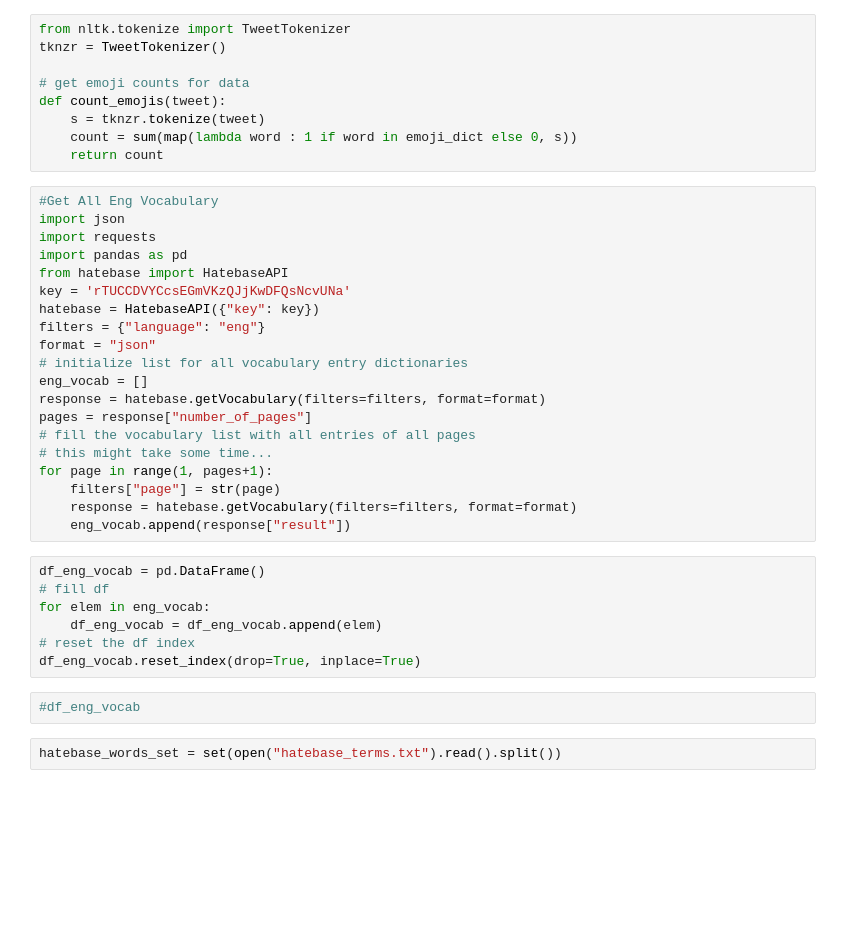
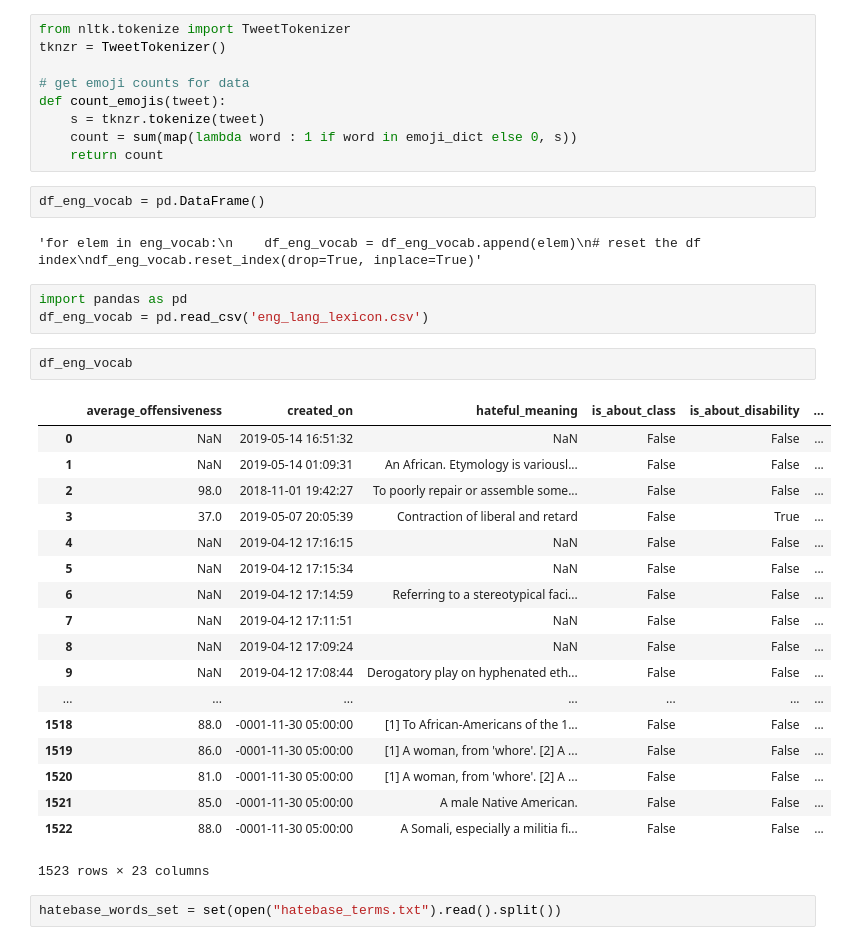
Before and after one commit to pratyushaj/abusive-language-online, a Jupyter notebook: utility/feature_extractor_with_baseline_models.ipynb, the cells around one changed output. Drawn from its saved outputs; the diff is of its cells as text; blank space fills up the shorter version.

Commit message:
hatebase dataframe read from csv

```diff
--- a/utility/feature_extractor_with_baseline_models.ipynb
+++ b/utility/feature_extractor_with_baseline_models.ipynb
@@ -357,35 +357,34 @@ def count_emojis(tweet):
     s = tknzr.tokenize(tweet)
     count = sum(map(lambda word : 1 if word in emoji_dict else 0, s))
     return count
-# %%
-#Get All Eng Vocabulary
-import json
-import requests
-import pandas as pd
-from hatebase import HatebaseAPI
-key = 'rTUCCDVYCcsEGmVKzQJjKwDFQsNcvUNa'
-hatebase = HatebaseAPI({"key": key})
-filters = {"language": "eng"}
-format = "json"
-# initialize list for all vocabulary entry dictionaries
-eng_vocab = []
-response = hatebase.getVocabulary(filters=filters, format=format)
-pages = response["number_of_pages"]
-# fill the vocabulary list with all entries of all pages
-# this might take some time...
-for page in range(1, pages+1):
-    filters["page"] = str(page)
-    response = hatebase.getVocabulary(filters=filters, format=format)
-    eng_vocab.append(response["result"])
-# %%
-df_eng_vocab = pd.DataFrame()
-# fill df
-for elem in eng_vocab:
-    df_eng_vocab = df_eng_vocab.append(elem)
-# reset the df index
-df_eng_vocab.reset_index(drop=True, inplace=True)
-# %%
-#df_eng_vocab
+# %%
+df_eng_vocab = pd.DataFrame()
+# %% [output]
+'for elem in eng_vocab:\n    df_eng_vocab = df_eng_vocab.append(elem)\n# reset the df index\ndf_eng_vocab.reset_index(drop=True, inplace=True)'
+# %%
+import pandas as pd
+df_eng_vocab = pd.read_csv('eng_lang_lexicon.csv')
+# %%
+df_eng_vocab
+# %% [output]
+|  | average_offensiveness | created_on | hateful_meaning | is_about_class | is_about_disability | ... |
+| 0 | NaN | 2019-05-14 16:51:32 | NaN | False | False | ... |
+| 1 | NaN | 2019-05-14 01:09:31 | An African. Etymology is variousl... | False | False | ... |
+| 2 | 98.0 | 2018-11-01 19:42:27 | To poorly repair or assemble some... | False | False | ... |
+| 3 | 37.0 | 2019-05-07 20:05:39 | Contraction of liberal and retard | False | True | ... |
+| 4 | NaN | 2019-04-12 17:16:15 | NaN | False | False | ... |
+| 5 | NaN | 2019-04-12 17:15:34 | NaN | False | False | ... |
+| 6 | NaN | 2019-04-12 17:14:59 | Referring to a stereotypical faci... | False | False | ... |
+| 7 | NaN | 2019-04-12 17:11:51 | NaN | False | False | ... |
+| 8 | NaN | 2019-04-12 17:09:24 | NaN | False | False | ... |
+| 9 | NaN | 2019-04-12 17:08:44 | Derogatory play on hyphenated eth... | False | False | ... |
+| ... | ... | ... | ... | ... | ... | ... |
+| 1518 | 88.0 | -0001-11-30 05:00:00 | [1] To African-Americans of the 1... | False | False | ... |
+| 1519 | 86.0 | -0001-11-30 05:00:00 | [1] A woman, from 'whore'. [2] A ... | False | False | ... |
+| 1520 | 81.0 | -0001-11-30 05:00:00 | [1] A woman, from 'whore'. [2] A ... | False | False | ... |
+| 1521 | 85.0 | -0001-11-30 05:00:00 | A male Native American. | False | False | ... |
+| 1522 | 88.0 | -0001-11-30 05:00:00 | A Somali, especially a militia fi... | False | False | ... |
+1523 rows × 23 columns
 # %%
 hatebase_words_set = set(open("hatebase_terms.txt").read().split())
 # %% [markdown]
```
